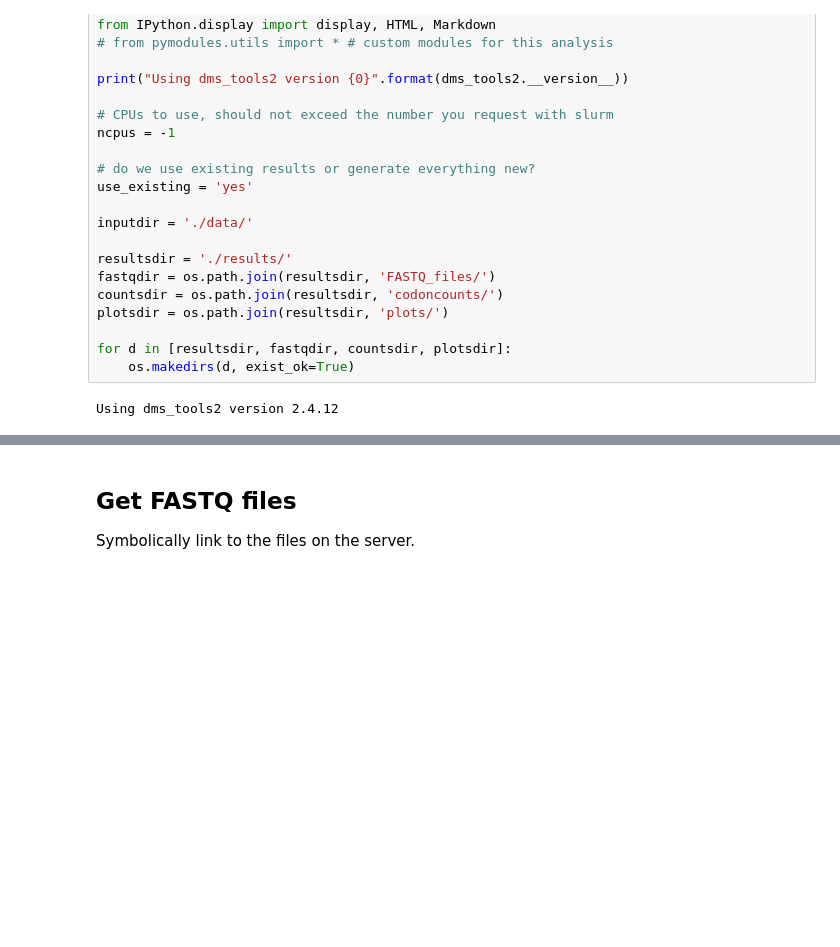
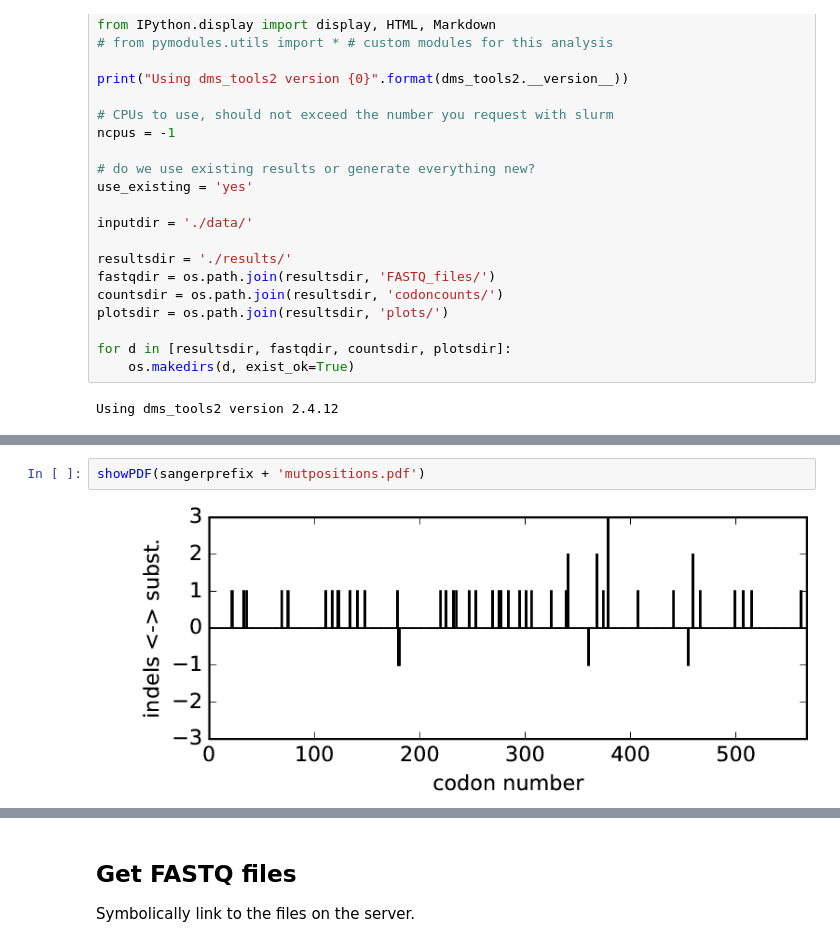
Before and after one commit to jbloomlab/Perth2009-reversegen-DMS, a Jupyter notebook: analysis_notebook.ipynb, the cells around one changed output, grey strips where cells are left out. Cells and saved outputs as stored; diff of their text form; blank space fills up the shorter version.

```diff
--- a/analysis_notebook.ipynb
+++ b/analysis_notebook.ipynb
@@ -42,0 +57,4 @@ Using dms_tools2 version 2.4.12
+# %%
+showPDF(sangerprefix + 'mutpositions.pdf')
+# %% [output]
+[figure, added]
```
Also changed, not shown: parts of 8 cells of this notebook.
